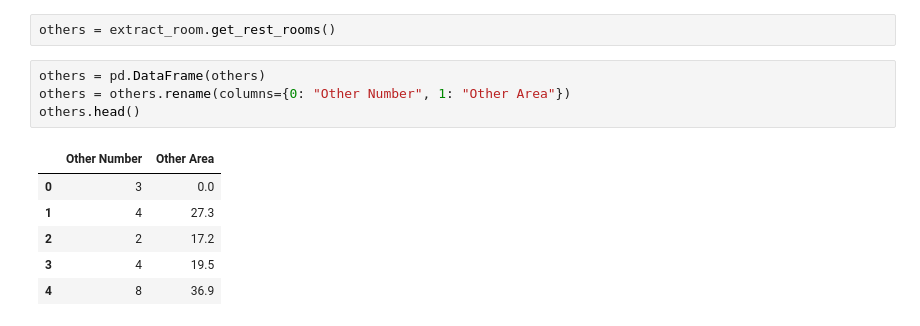
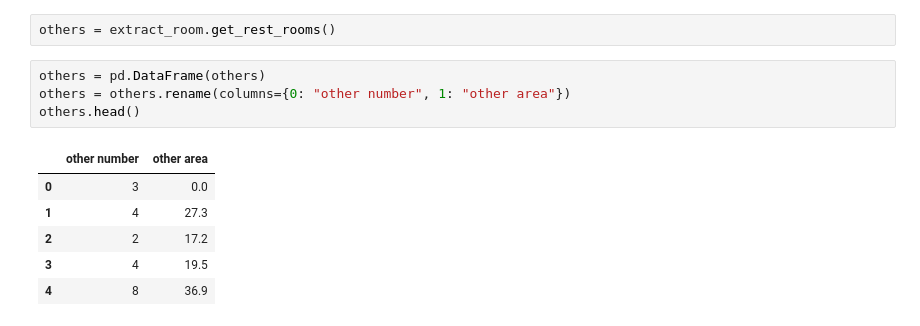
Before and after one commit to luowx0905/Individual-Project, a Jupyter notebook: sell property/read_dataset/create_input_data.ipynb, the cells around one changed output. Saved outputs shown, nothing was run; the diff lists cells and outputs as text.

```diff
--- a/sell property/read_dataset/create_input_data.ipynb
+++ b/sell property/read_dataset/create_input_data.ipynb
@@ -192,10 +192,10 @@ dining_rooms.head()
 others = extract_room.get_rest_rooms()
 # %%
 others = pd.DataFrame(others)
-others = others.rename(columns={0: "Other Number", 1: "Other Area"})
+others = others.rename(columns={0: "other number", 1: "other area"})
 others.head()
 # %% [output]
-|  | Other Number | Other Area |
+|  | other number | other area |
 | 0 | 3 | 0.0 |
 | 1 | 4 | 27.3 |
 | 2 | 2 | 17.2 |
```
Also changed, not shown: parts of 5 cells of this notebook, 8 other files.
